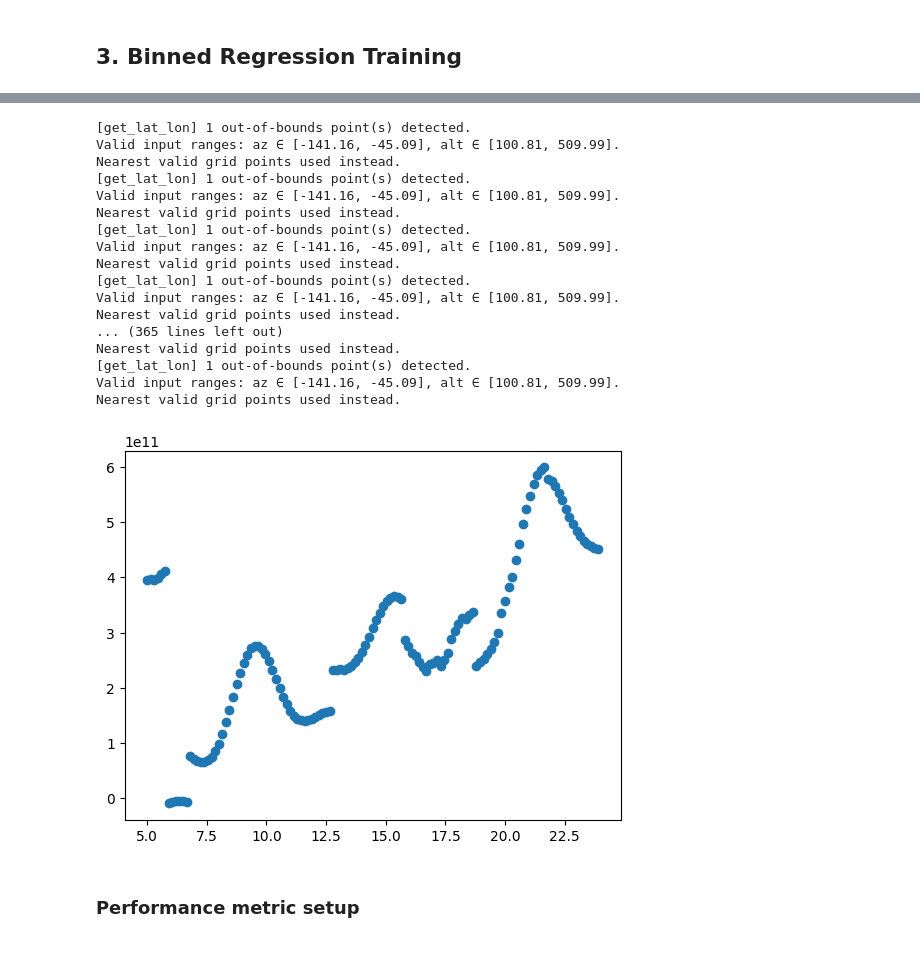
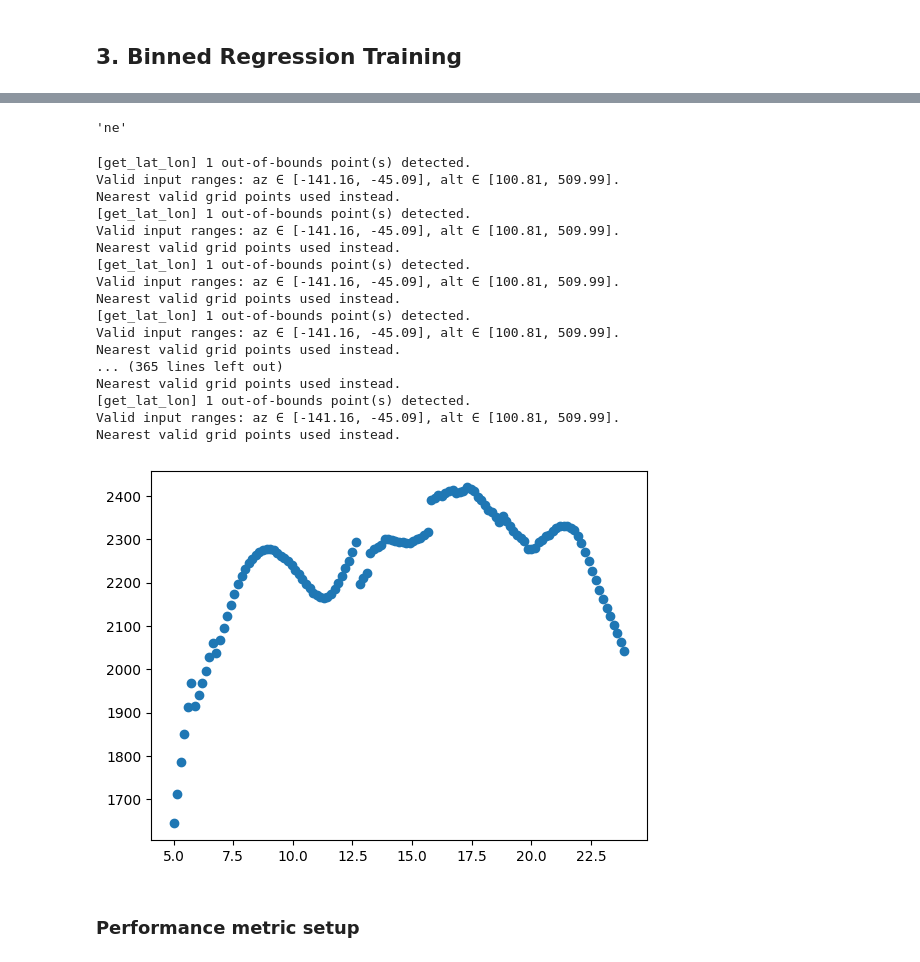
Before and after one commit to mcardonaserrano/MISA_pySLIME, a Jupyter notebook: MISA_pySLIME/notebooks/MISA_pySLIME_ETE_2.0.12.ipynb, the cells around one changed output, grey strips where cells are left out. Cells and saved outputs as stored; diff of their text form; code cells hidden in the pictures.

```diff
--- a/MISA_pySLIME/notebooks/MISA_pySLIME_ETE_2.0.11.ipynb
+++ b/MISA_pySLIME/notebooks/MISA_pySLIME_ETE_2.0.12.ipynb
@@ -529,7 +504,7 @@ target_ds = target_ds.isel(dates=~pd.Index(target_ds.dates.values).duplicated())
 # %% [markdown]
 ## 2. Cleaning and Filtering
 # %%
-target_variable = 'ne'
+target_variable = 'ti'
 
 MISA_ds = target_ds.copy(deep=True)
 # --- 1) LOAD & EXCLUDE UNWANTED DATES ---
@@ -788,6 +741,6 @@ kp_mask = combined_inputs_df['kp_7hr_prior'] < 3 # elements where kp < 3
 
 # apply masks
 print(f'removing {len(dates_mask)} elements from dataset.')
-combined_inputs_df_train = combined_inputs_df.where(~dates_mask & kp_mask)).dropna() # drop test days
+combined_inputs_df_train = combined_inputs_df.where(~dates_mask & kp_mask).dropna() # drop test days
 combined_inputs_df_test = combined_inputs_df.where(dates_mask).dropna() # keep test days
 # %% [output]
@@ -937,3 +903,7 @@ for (az_bin, alt_bin), group in target_df.groupby(['az_bin', 'alt_bin']):
+# %%
+target_variable
+# %% [output]
+'ne'
 # %%
 import numpy as np
 import pandas as pd
@@ -949,6 +919,9 @@ BASE_DIR       = os.path.dirname('../')
 PROCESSED_DIR  = os.path.join(BASE_DIR, 'ancillary', 'processed_ncs')
 MASTER_GEO_PATH = os.path.join(PROCESSED_DIR, 'master_geo_ds_2.0.10.nc')
 master_geo_ds  = xr.load_dataset(MASTER_GEO_PATH,engine='netcdf4')
+
+MODEL_DIR      = os.path.join(BASE_DIR, 'model')
+ne_model_dict = np.load(os.path.join(MODEL_DIR, 'te_model_2_0_12.npy'), allow_pickle=True).item()
 
 # -- Precompute bidirectional interpolators between (az, alt) and (lat, lon) --
 GRID_PATH = os.path.join(PROCESSED_DIR, 'grid_ds_2.0.8.nc')
@@ -1071,6 +1044,8 @@ def query_model(az, alt, doy, slt, indices, bin_models, feature_order=None):
         for feat in feature_order:
             if feat == 'doy':
                 fv.append(doy_arr[i])
+                # fv.append(np.sin(2 * np.pi * doy_arr[i] / 365.25))
+                # fv.append(np.cos(2 * np.pi * doy_arr[i] / 365.25))
             elif feat == 'slt':
                 fv.append(slt_arr[i])
                 fv.append(np.sin(2 * np.pi * slt_arr[i] / 24))
@@ -1161,36 +1136,36 @@ predictions = [
         year=2024,
         input_coords='az_alt',
         time_ref='ut',
-        model_dict=bin_models,
+        model_dict=ne_model_dict,
         target_indices=geo_physical_features
     )
     for time in np.arange(5,24,0.15)
 ]
 
 # convert to log scale for better visualization
 plt.scatter(np.arange(5,24,0.15), predictions, label='Predictions', )
 ax = plt.gca()
 # ax.set_yscale('log') # Set the y-axis to a logarithmic scale
 # plt.ylim(0, 1e12)
 # %% [output]
 [get_lat_lon] 1 out-of-bounds point(s) detected.
 Valid input ranges: az ∈ [-141.16, -45.09], alt ∈ [100.81, 509.99].
 Nearest valid grid points used instead.
 [get_lat_lon] 1 out-of-bounds point(s) detected.
 Valid input ranges: az ∈ [-141.16, -45.09], alt ∈ [100.81, 509.99].
 Nearest valid grid points used instead.
 [get_lat_lon] 1 out-of-bounds point(s) detected.
 Valid input ranges: az ∈ [-141.16, -45.09], alt ∈ [100.81, 509.99].
 Nearest valid grid points used instead.
 [get_lat_lon] 1 out-of-bounds point(s) detected.
 Valid input ranges: az ∈ [-141.16, -45.09], alt ∈ [100.81, 509.99].
 Nearest valid grid points used instead.
 ... (365 lines left out)
 Nearest valid grid points used instead.
 [get_lat_lon] 1 out-of-bounds point(s) detected.
 Valid input ranges: az ∈ [-141.16, -45.09], alt ∈ [100.81, 509.99].
 Nearest valid grid points used instead.
-[figure, old version]
+[figure, new version]
 # %% [markdown]
 ### Performance metric setup
 # %%
```
Also changed, not shown: parts of 13 cells of this notebook, 11 other files.
